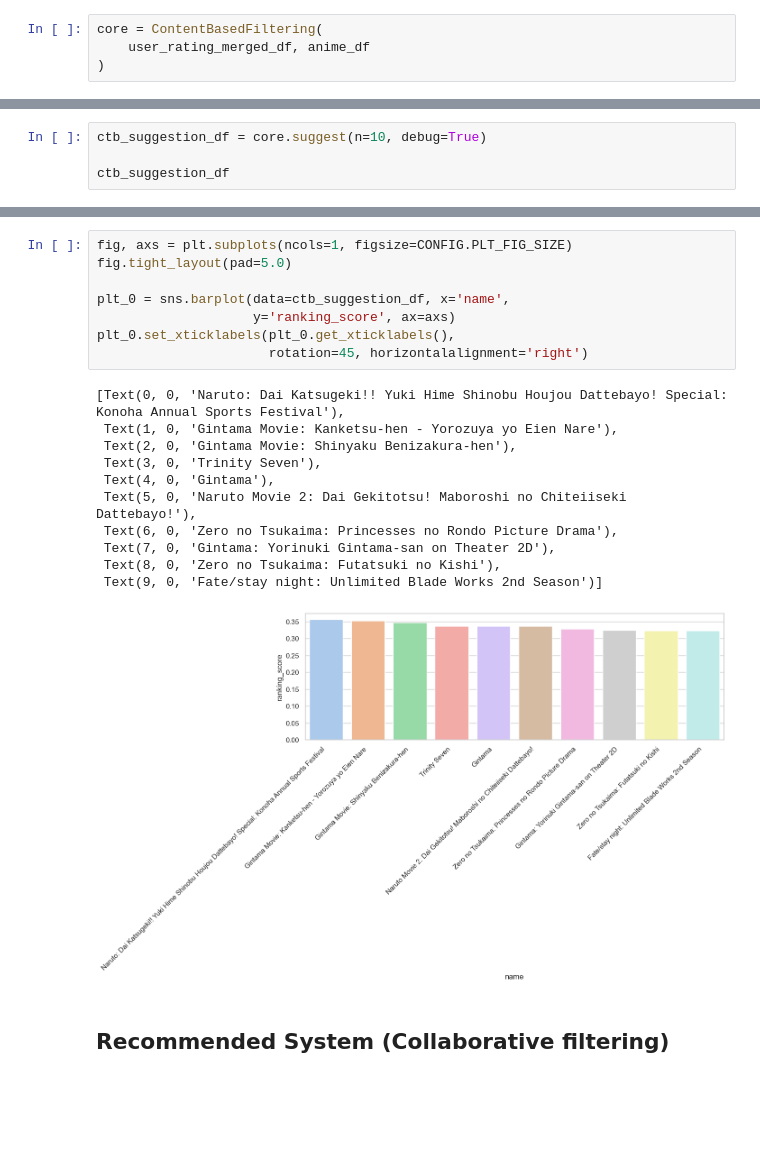
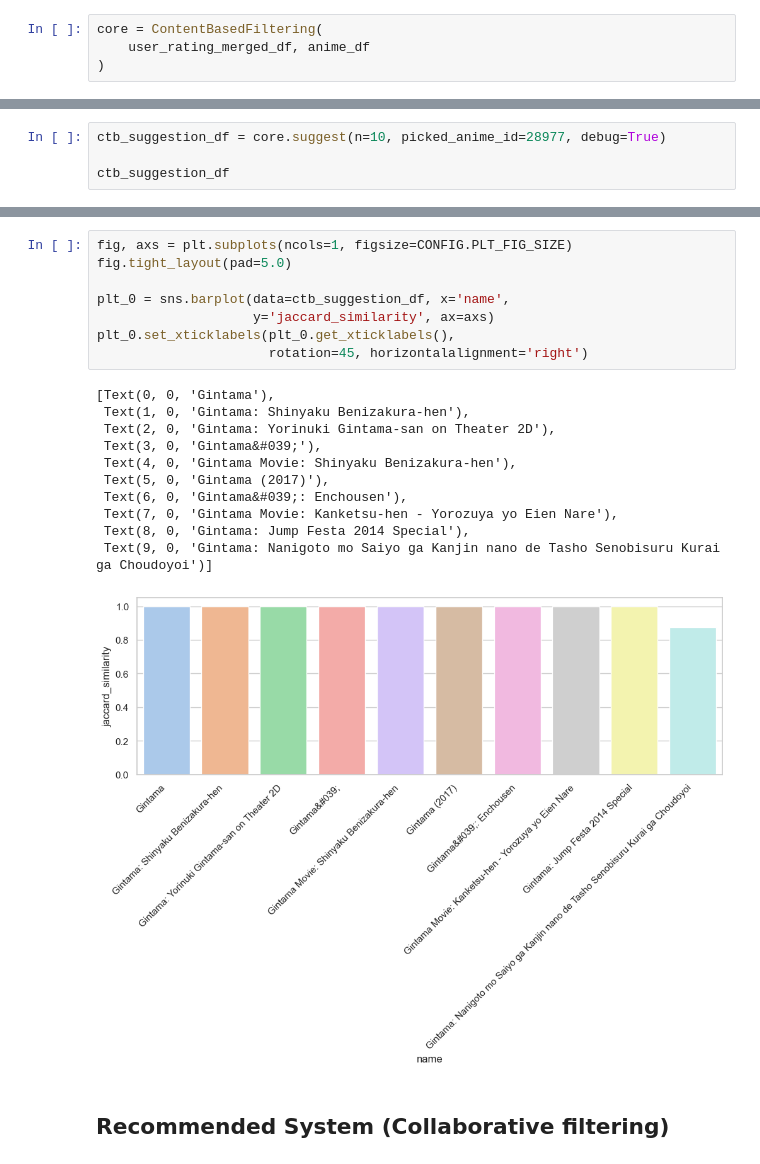
Before and after one commit to phukphoom/anime-recommander-system, a Jupyter notebook: AnimeRecommenderSystem/anime.ipynb, the cells around one changed output, grey strips where cells are left out. Saved outputs shown, nothing was run; the diff lists cells and outputs as text; blank space fills up the shorter version.

```diff
--- a/AnimeRecommenderSystem/anime.ipynb
+++ b/AnimeRecommenderSystem/anime.ipynb
@@ -684,7 +656,7 @@ core.user_rating_merged_df
 | 6 | 9999999 | 356 | 10 | Fate/stay night | Action, Fantasy, Magic, Romance, ... | TV | 24 | 7.58 | 374880 |
 | 7 | 9999999 | 442 | 2 | Naruto Movie 1: Dai Katsugeki!! Y... | Adventure, Comedy, Drama, Histori... | Movie | 1 | 7.17 | 120571 |
 # %%
-ctb_suggestion_df = core.suggest(n=10, debug=True)
+ctb_suggestion_df = core.suggest(n=10, picked_anime_id=28977, debug=True)
 
 ctb_suggestion_df
 # %% [output]
@@ -707,23 +679,23 @@ ctb_suggestion_df
 # %%
 fig, axs = plt.subplots(ncols=1, figsize=CONFIG.PLT_FIG_SIZE)
 fig.tight_layout(pad=5.0)
 
 plt_0 = sns.barplot(data=ctb_suggestion_df, x='name',
-                    y='ranking_score', ax=axs)
+                    y='jaccard_similarity', ax=axs)
 plt_0.set_xticklabels(plt_0.get_xticklabels(),
                       rotation=45, horizontalalignment='right')
 # %% [output]
-[Text(0, 0, 'Naruto: Dai Katsugeki!! Yuki Hime Shinobu Houjou Dattebayo! Special: Konoha Annual Sports Festival'),
- Text(1, 0, 'Gintama Movie: Kanketsu-hen - Yorozuya yo Eien Nare'),
- Text(2, 0, 'Gintama Movie: Shinyaku Benizakura-hen'),
- Text(3, 0, 'Trinity Seven'),
- Text(4, 0, 'Gintama'),
- Text(5, 0, 'Naruto Movie 2: Dai Gekitotsu! Maboroshi no Chiteiiseki Dattebayo!'),
- Text(6, 0, 'Zero no Tsukaima: Princesses no Rondo Picture Drama'),
- Text(7, 0, 'Gintama: Yorinuki Gintama-san on Theater 2D'),
- Text(8, 0, 'Zero no Tsukaima: Futatsuki no Kishi'),
- Text(9, 0, 'Fate/stay night: Unlimited Blade Works 2nd Season')]
+[Text(0, 0, 'Gintama'),
+ Text(1, 0, 'Gintama: Shinyaku Benizakura-hen'),
+ Text(2, 0, 'Gintama: Yorinuki Gintama-san on Theater 2D'),
+ Text(3, 0, 'Gintama&#039;'),
+ Text(4, 0, 'Gintama Movie: Shinyaku Benizakura-hen'),
+ Text(5, 0, 'Gintama (2017)'),
+ Text(6, 0, 'Gintama&#039;: Enchousen'),
+ Text(7, 0, 'Gintama Movie: Kanketsu-hen - Yorozuya yo Eien Nare'),
+ Text(8, 0, 'Gintama: Jump Festa 2014 Special'),
+ Text(9, 0, 'Gintama: Nanigoto mo Saiyo ga Kanjin nano de Tasho Senobisuru Kurai ga Choudoyoi')]
-[figure, old version]
+[figure, new version]
 # %% [markdown]
 ## **Recommended System (Collaborative filtering)**
 # %% [markdown]
```
Also changed, not shown: parts of 10 cells of this notebook.
